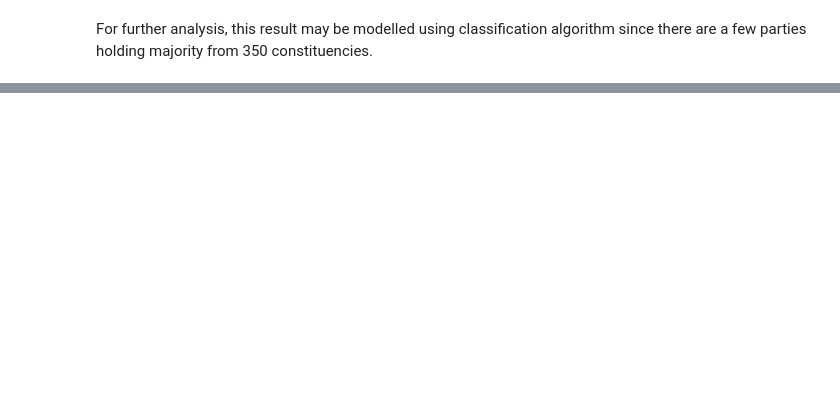
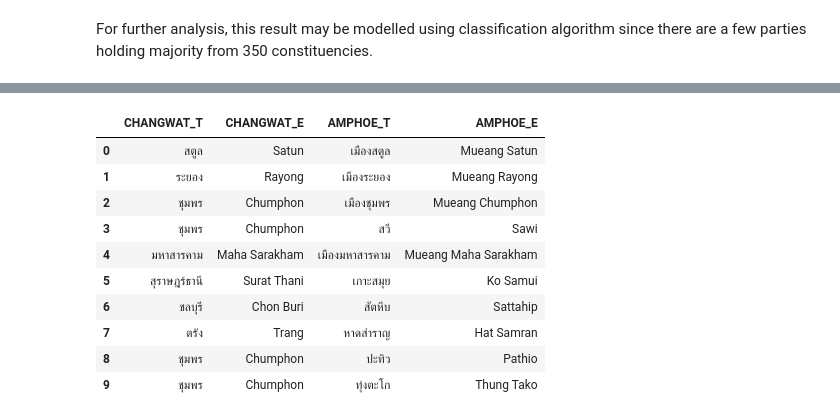
Before and after one commit to pornvutp/Coursera_Capstone, a Jupyter notebook: Capstone Project - Week 5.ipynb, the cells around one changed output, grey strips where cells are left out. Saved outputs shown, nothing was run; the diff lists cells and outputs as text; code cells hidden in the pictures; blank space fills up the shorter version.

```diff
--- a/Capstone Project - Week 5.ipynb
+++ b/Capstone Project - Week 5.ipynb
@@ -70,0 +155,20 @@ For further analysis, this result may be modelled using classification algorithm
+# %%
+df_coord_dict = df_coord.copy()
+
+df_coord_dict = df_coord_dict.drop_duplicates(subset="AMPHOE_E").reset_index()
+
+df_coord_dict = df_coord_dict[['CHANGWAT_T','CHANGWAT_E','AMPHOE_T','AMPHOE_E']]
+
+df_coord_dict.head(10)
+# %% [output]
+|  | CHANGWAT_T | CHANGWAT_E | AMPHOE_T | AMPHOE_E |
+| 0 | สตูล | Satun | เมืองสตูล | Mueang Satun |
+| 1 | ระยอง | Rayong | เมืองระยอง | Mueang Rayong |
+| 2 | ชุมพร | Chumphon | เมืองชุมพร | Mueang Chumphon |
+| 3 | ชุมพร | Chumphon | สวี | Sawi |
+| 4 | มหาสารคาม | Maha Sarakham | เมืองมหาสารคาม | Mueang Maha Sarakham |
+| 5 | สุราษฎร์ธานี | Surat Thani | เกาะสมุย | Ko Samui |
+| 6 | ชลบุรี | Chon Buri | สัตหีบ | Sattahip |
+| 7 | ตรัง | Trang | หาดสำราญ | Hat Samran |
+| 8 | ชุมพร | Chumphon | ปะทิว | Pathio |
+| 9 | ชุมพร | Chumphon | ทุ่งตะโก | Thung Tako |
```
Also changed, not shown: parts of 36 cells of this notebook.
